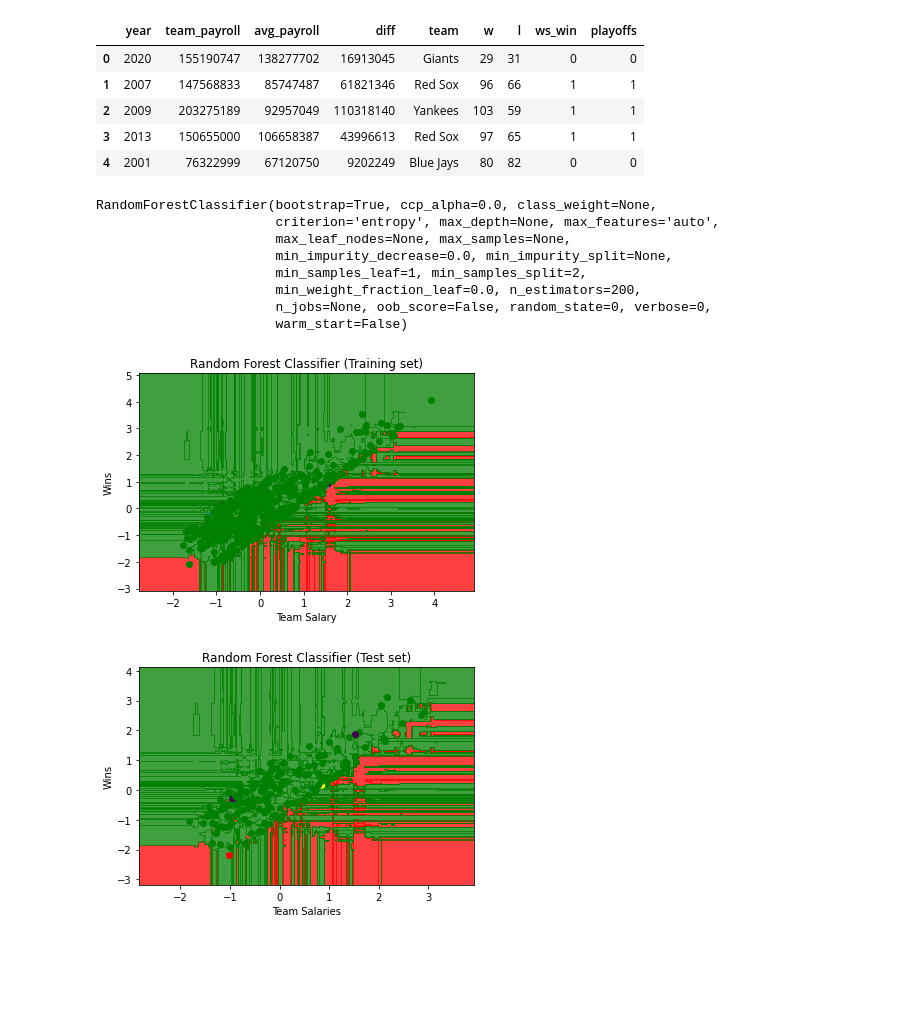
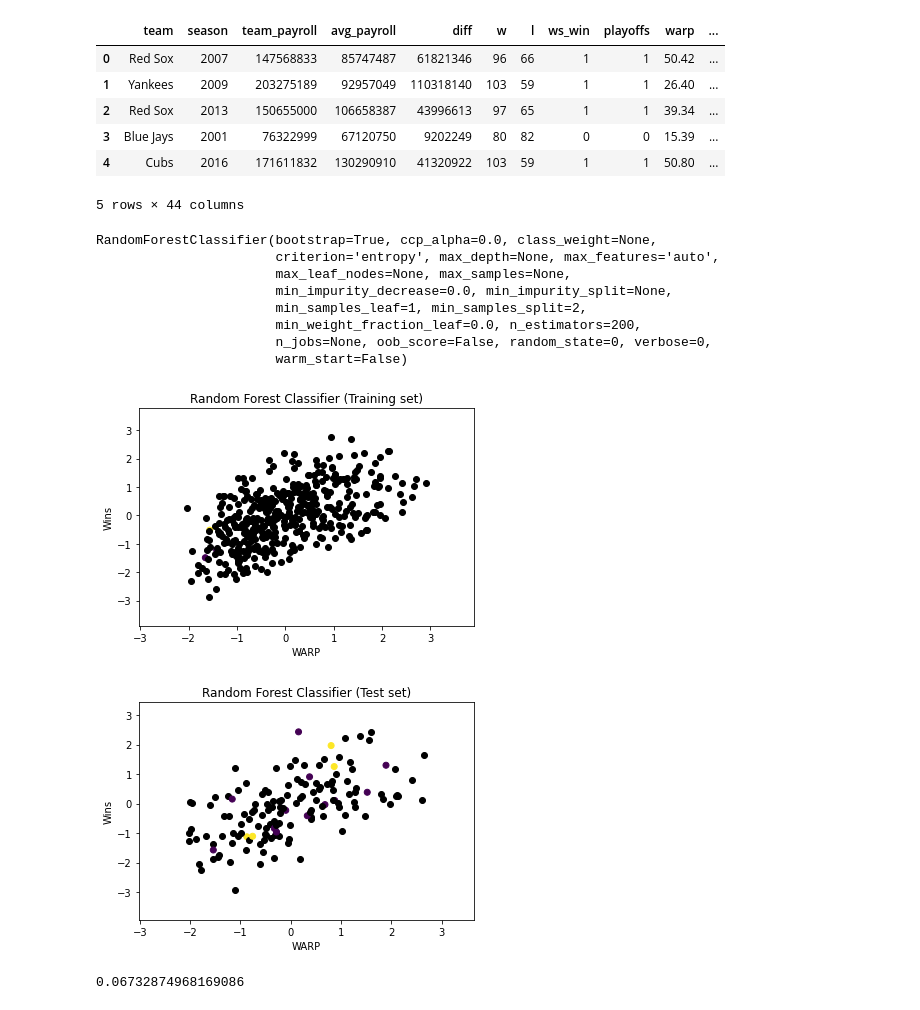
Before and after one commit to damienfranco/MLB_WARP_vs_Salary, a Jupyter notebook: MLB_machinelearning.ipynb, the cells around one changed output. Drawn from its saved outputs; the diff is of its cells as text; code cells hidden in the pictures; blank space fills up the shorter version.

```diff
--- a/MLB_machinelearning.ipynb
+++ b/MLB_machinelearning.ipynb
@@ -5,18 +12,18 @@ import pandas as pd
 # %%
 # Importing the datasets
 
-datasets = pd.read_csv('Resources/team_payroll_playoffs.csv')
-X = datasets.iloc[:, [1,3]].values
-Y = datasets.iloc[:, 5].values
-
+datasets = pd.read_csv('Resources/final_totals.csv')
+X = datasets.iloc[:, [9,12]]
+Y = datasets.iloc[:, 5]
 datasets.head()
 # %% [output]
-|  | year | team_payroll | avg_payroll | diff | team | w | l | ws_win | playoffs |
-| 0 | 2020 | 155190747 | 138277702 | 16913045 | Giants | 29 | 31 | 0 | 0 |
-| 1 | 2007 | 147568833 | 85747487 | 61821346 | Red Sox | 96 | 66 | 1 | 1 |
-| 2 | 2009 | 203275189 | 92957049 | 110318140 | Yankees | 103 | 59 | 1 | 1 |
-| 3 | 2013 | 150655000 | 106658387 | 43996613 | Red Sox | 97 | 65 | 1 | 1 |
-| 4 | 2001 | 76322999 | 67120750 | 9202249 | Blue Jays | 80 | 82 | 0 | 0 |
+|  | team | season | team_payroll | avg_payroll | diff | w | l | ws_win | playoffs | warp | ... |
+| 0 | Red Sox | 2007 | 147568833 | 85747487 | 61821346 | 96 | 66 | 1 | 1 | 50.42 | ... |
+| 1 | Yankees | 2009 | 203275189 | 92957049 | 110318140 | 103 | 59 | 1 | 1 | 26.40 | ... |
+| 2 | Red Sox | 2013 | 150655000 | 106658387 | 43996613 | 97 | 65 | 1 | 1 | 39.34 | ... |
+| 3 | Blue Jays | 2001 | 76322999 | 67120750 | 9202249 | 80 | 82 | 0 | 0 | 15.39 | ... |
+| 4 | Cubs | 2016 | 171611832 | 130290910 | 41320922 | 103 | 59 | 1 | 1 | 50.80 | ... |
+5 rows × 44 columns
 # %%
 # Splitting the dataset into the Training set and Test set
 
@@ -61,37 +68,42 @@ X_Set, Y_Set = X_Train, Y_Train
 X1, X2 = np.meshgrid(np.arange(start = X_Set[:, 0].min() - 1, stop = X_Set[:, 0].max() + 1, step = 0.01),
                      np.arange(start = X_Set[:, 1].min() - 1, stop = X_Set[:, 1].max() + 1, step = 0.01))
 plt.contourf(X1, X2, classifier.predict(np.array([X1.ravel(), X2.ravel()]).T).reshape(X1.shape),
-             alpha = 0.75, cmap = ListedColormap(('red', 'green')))
+             alpha = 0.75, cmap = ListedColormap(('white', 'white')) )
 plt.xlim(X1.min(), X1.max())
 plt.ylim(X2.min(), X2.max())
 for i, j in enumerate(np.unique(Y_Set)):
     plt.scatter(X_Set[Y_Set == j, 0], X_Set[Y_Set == j, 1],
-                c = ListedColormap(('red', 'green'))(i), label = j)
+                c = ListedColormap(('black', 'black'))(i), label = j)
 plt.title('Random Forest Classifier (Training set)')
-plt.xlabel('Team Salary')
+plt.xlabel('WARP')
 plt.ylabel('Wins')
 #plt.legend()
 plt.show()
 # %% [output]
-[figure, old version]
+[figure, new version]
 # %%
 # Visualising the Test set results
 
 from matplotlib.colors import ListedColormap
 X_Set, Y_Set = X_Test, Y_Test
 X1, X2 = np.meshgrid(np.arange(start = X_Set[:, 0].min() - 1, stop = X_Set[:, 0].max() + 1, step = 0.01),
                      np.arange(start = X_Set[:, 1].min() - 1, stop = X_Set[:, 1].max() + 1, step = 0.01))
 plt.contourf(X1, X2, classifier.predict(np.array([X1.ravel(), X2.ravel()]).T).reshape(X1.shape),
-             alpha = 0.75, cmap = ListedColormap(('red', 'green')))
+             alpha = 0.75, cmap = ListedColormap(('white', 'white')))
 plt.xlim(X1.min(), X1.max())
 plt.ylim(X2.min(), X2.max())
 for i, j in enumerate(np.unique(Y_Set)):
     plt.scatter(X_Set[Y_Set == j, 0], X_Set[Y_Set == j, 1],
-                c = ListedColormap(('red', 'green'))(i), label = j)
+                c = ListedColormap(('black', 'black'))(i), label = j)
 plt.title('Random Forest Classifier (Test set)')
-plt.xlabel('Team Salaries')
+plt.xlabel('WARP')
 plt.ylabel('Wins')
 #plt.legend()
 plt.show()
 # %% [output]
-[figure, old version]
+[figure, new version]
+# %%
+y_pred = classifier.predict(X_Test)
+balanced_accuracy_score(Y_Test, y_pred)
+# %% [output]
+0.06732874968169086
```
Also changed, not shown: parts of 3 cells of this notebook, 1 other file.
